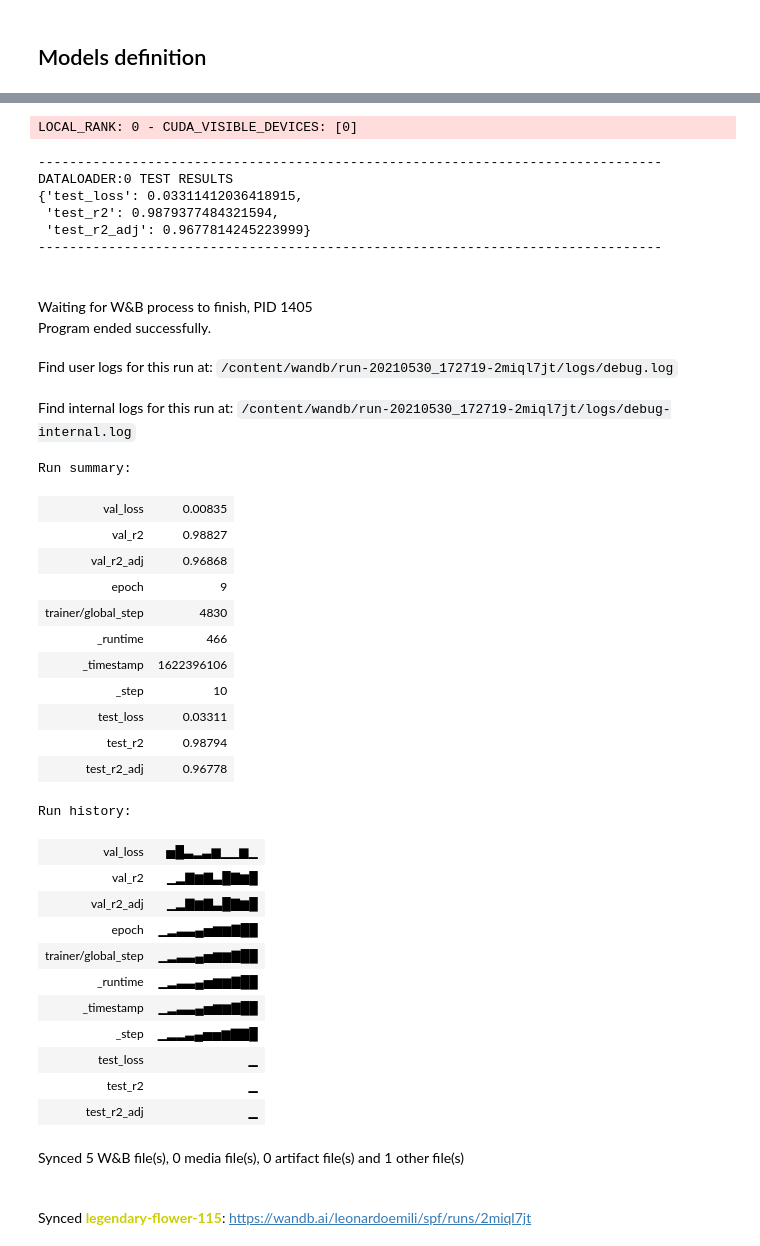
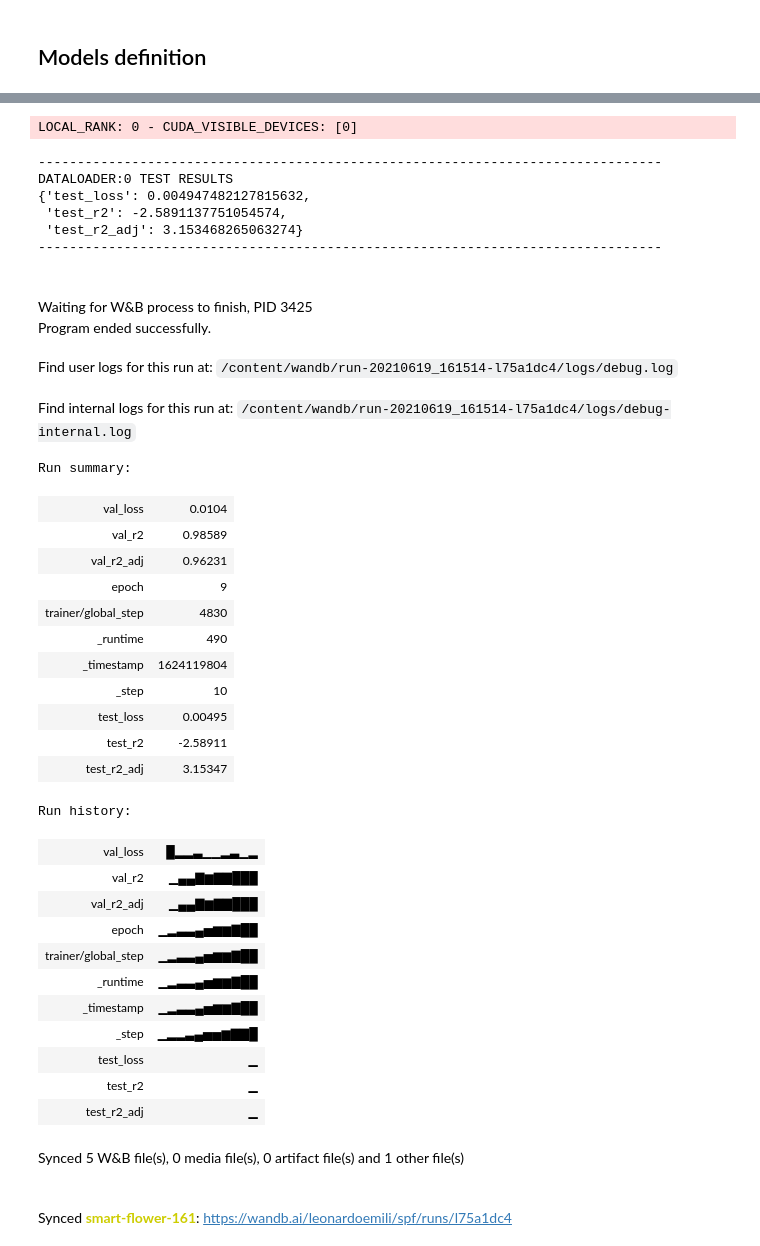
Before and after one commit to LeonardoEmili/stock-price-forecasting, a Jupyter notebook: forecasting.ipynb, the cells around one changed output, grey strips where cells are left out. Cells and saved outputs as stored; diff of their text form; code cells hidden in the pictures.

`````diff
--- a/forecasting.ipynb
+++ b/forecasting.ipynb
@@ -574,7 +567,8 @@ class SlidingWindowDataset(Dataset):
 
         # The list of features used for training (without dropped cols)
         drop_cols = ['Date', 'Overbought', 'Oversold']
-        columns = dfs[0].columns.drop(drop_cols).tolist()
+        columns = dfs[0].columns.drop(drop_cols + ['Ticker']).tolist()
+        _columns = dfs[0].columns.drop(drop_cols).tolist()
 
         scalable_features = ['DE Ratio', 'Trailing P/E', 'Price/Sales', 'Price/Book',
             'Profit Margin', 'Operating Margin', 'Return on Assets',
@@ -587,7 +581,7 @@ class SlidingWindowDataset(Dataset):
             'Adjusted Close', 'SMA', 'RSI']
 
         # Compute dataset statistics from the train split
-        train_data = pd.concat(train_split).drop(drop_cols, axis=1)
+        train_data = pd.concat(train_split).drop(drop_cols + ['Ticker'], axis=1)
         mean_vec = train_data[scalable_features].mean()
         std_vec = train_data[scalable_features].std()
         target_idx = scalable_features.index(target_col)
@@ -595,19 +589,18 @@ class SlidingWindowDataset(Dataset):
         # Create train/val/test splits with sliding windows, dropping unused columns
         train_data[scalable_features] = (train_data[scalable_features] - mean_vec) / std_vec
         train_idxs = torch.cat(train_stack)
-        train_ds = cls(train_data.to_numpy(), train_idxs, target_col_idx, columns)
+        train_ds = cls(train_data.to_numpy(), train_idxs, target_col_idx-1, columns)
 
-        #val_data = pd.concat(val_split).drop('Date', axis=1)
-        val_data = pd.concat(val_split).drop(drop_cols, axis=1)
+        val_data = pd.concat(val_split).drop(drop_cols + ['Ticker'], axis=1)
         val_data[scalable_features] = (val_data[scalable_features] - mean_vec) / std_vec
         val_idxs = torch.cat(val_stack)
-        val_ds = cls(val_data.to_numpy(), val_idxs, target_col_idx, columns)
+        val_ds = cls(val_data.to_numpy(), val_idxs, target_col_idx-1, columns)
 
         test_idxs = torch.cat(test_stack)
         test_data = pd.concat(test_split).drop(drop_cols, axis=1)
-        _test_ds = cls(test_data.copy().to_numpy(), test_idxs, target_col_idx, columns)
+        _test_ds = cls(test_data.copy().to_numpy(), test_idxs, target_col_idx-1, _columns)
         test_data[scalable_features] = (test_data[scalable_features] - mean_vec) / std_vec
-        test_ds = cls(test_data.to_numpy(), test_idxs, target_col_idx, columns)
+        test_ds = cls(test_data.to_numpy(), test_idxs, target_col_idx-1, _columns)
 
         price_idx = columns.index(target_col)
         return train_ds, val_ds, test_ds, _test_ds, (mean_vec[target_idx], std_vec[target_idx], price_idx)
@@ -628,11 +621,28 @@ class SlidingWindowDataModule(pl.LightningDataModule):
     def val_dataloader(self) -> DataLoader:
         return DataLoader(self.val_ds, batch_size=self.batch_size, drop_last=True, pin_memory=True)
 
-    def test_dataloader(self) -> DataLoader:
-        return DataLoader(self.test_ds, batch_size=self.batch_size, drop_last=True, pin_memory=True)
+    def compute_test_mask(self, ticker):
+        ticker_idx = self._test_ds.columns.index('Ticker')
+        mask = self._test_ds.prices[:, ticker_idx] == ticker
+        mask_idxs = np.where(mask)[0]
+        start, end = mask_idxs[0], mask_idxs[-1]
+        new_idxs = np.where((self._test_ds.indexes[:, 0] >= start) & (self._test_ds.indexes[:, -1] <= end))[0]
+        ticker_idxs = self._test_ds.indexes[new_idxs]
+        ticker_prices = self._test_ds.prices[:, ticker_idx+1:].astype(float)
+        new_columns = self._test_ds.columns[ticker_idx+1:]
+        return ticker_idx, ticker_idxs, new_columns
 
-    def _test_dataloader(self) -> DataLoader:
-        return DataLoader(self._test_ds, batch_size=self.batch_size, drop_last=True, pin_memory=True)
+    def test_dataloader(self, ticker: str) -> DataLoader:
+        ticker_idx, ticker_idxs, new_columns = self.compute_test_mask(ticker)
+        ticker_prices = self.test_ds.prices[:, ticker_idx+1:].astype(float)
+        ticker_ds = SlidingWindowDataset(ticker_prices, ticker_idxs, self.test_ds.target_idx, new_columns)
+        return DataLoader(ticker_ds, batch_size=self.batch_size, pin_memory=True)
+
+    def _test_dataloader(self, ticker: str) -> DataLoader:
+        ticker_idx, ticker_idxs, new_columns = self.compute_test_mask(ticker)
+        ticker_prices = self._test_ds.prices[:, ticker_idx+1:].astype(float)
+        ticker_ds = SlidingWindowDataset(ticker_prices, ticker_idxs, self._test_ds.target_idx, new_columns)
+        return DataLoader(ticker_ds, batch_size=self.batch_size, pin_memory=True)
 # %% [markdown]
 The dataset can be created either locally on your pc from the dataframes. You can do it calling the ````from_dfs```` method, or loading a preprocessed dataset calling the ```from_files``` method and specifying the required paths.
 # %%
@@ -960,7 +944,7 @@ trainer = pl.Trainer(
     deterministic=True
 )
 trainer.fit(model, ds)
-trainer.test(model, ds.test_dataloader())
+trainer.test(model, ds.test_dataloader('aapl'))
 run.finish()
 
 # A practical evaluation strategy based on profit estimation
@@ -974,44 +958,44 @@ Run data is saved locally in /content/wandb/run-20210530_172719-2miql7jt
 GPU available: True, used: True
 TPU available: False, using: 0 TPU cores
 LOCAL_RANK: 0 - CUDA_VISIBLE_DEVICES: [0]
 
   | Name    | Type          | Params
 ------------------------------------------
 0 | loss_fn | MSELoss       | 0
 1 | model   | AttentionLSTM | 95.5 K
 ------------------------------------------
 95.5 K    Trainable params
 0         Non-trainable params
 95.5 K    Total params
 0.382     Total estimated model params size (MB)
 Global seed set to 42
 LOCAL_RANK: 0 - CUDA_VISIBLE_DEVICES: [0]
 --------------------------------------------------------------------------------
 DATALOADER:0 TEST RESULTS
-{'test_loss': 0.03311412036418915,
- 'test_r2': 0.9879377484321594,
- 'test_r2_adj': 0.9677814245223999}
+{'test_loss': 0.004947482127815632,
+ 'test_r2': -2.5891137751054574,
+ 'test_r2_adj': 3.153468265063274}
 --------------------------------------------------------------------------------
-Waiting for W&B process to finish, PID 1405
+Waiting for W&B process to finish, PID 3425
 Program ended successfully.
-Find user logs for this run at: /content/wandb/run-20210530_172719-2miql7jt/logs/debug.log
+Find user logs for this run at: /content/wandb/run-20210619_161514-l75a1dc4/logs/debug.log
-Find internal logs for this run at: /content/wandb/run-20210530_172719-2miql7jt/logs/debug-internal.log
+Find internal logs for this run at: /content/wandb/run-20210619_161514-l75a1dc4/logs/debug-internal.log
 Run summary:
-| val_loss | 0.00835 |
-| val_r2 | 0.98827 |
-| val_r2_adj | 0.96868 |
+| val_loss | 0.0104 |
+| val_r2 | 0.98589 |
+| val_r2_adj | 0.96231 |
 | epoch | 9 |
 | trainer/global_step | 4830 |
-| _runtime | 466 |
-| _timestamp | 1622396106 |
+| _runtime | 490 |
+| _timestamp | 1624119804 |
 | _step | 10 |
-| test_loss | 0.03311 |
-| test_r2 | 0.98794 |
-| test_r2_adj | 0.96778 |
+| test_loss | 0.00495 |
+| test_r2 | -2.58911 |
+| test_r2_adj | 3.15347 |
 Run history:
-| val_loss | ▅█▃▂▃▆▁▁▆▁ |
-| val_r2 | ▁▂▇▆▇▃█▇▆█ |
-| val_r2_adj | ▁▂▇▆▇▃█▇▆█ |
+| val_loss | █▂▂▃▁▁▂▃▁▂ |
+| val_r2 | ▁▄▄▇▆▇▇███ |
+| val_r2_adj | ▁▄▄▇▆▇▇███ |
 | epoch | ▁▂▃▃▄▅▆▆▇██ |
 | trainer/global_step | ▁▂▃▃▄▅▆▆▇██ |
 | _runtime | ▁▂▃▃▄▅▆▆▇██ |
@@ -1021,5 +1005,5 @@ Run history:
 | test_r2 | ▁ |
 | test_r2_adj | ▁ |
 Synced 5 W&B file(s), 0 media file(s), 0 artifact file(s) and 1 other file(s)
-Synced legendary-flower-115: https://wandb.ai/leonardoemili/spf/runs/2miql7jt
+Synced smart-flower-161: https://wandb.ai/leonardoemili/spf/runs/l75a1dc4
 Evaluating trading strategy ...
`````
Also changed, not shown: parts of 12 cells of this notebook.
